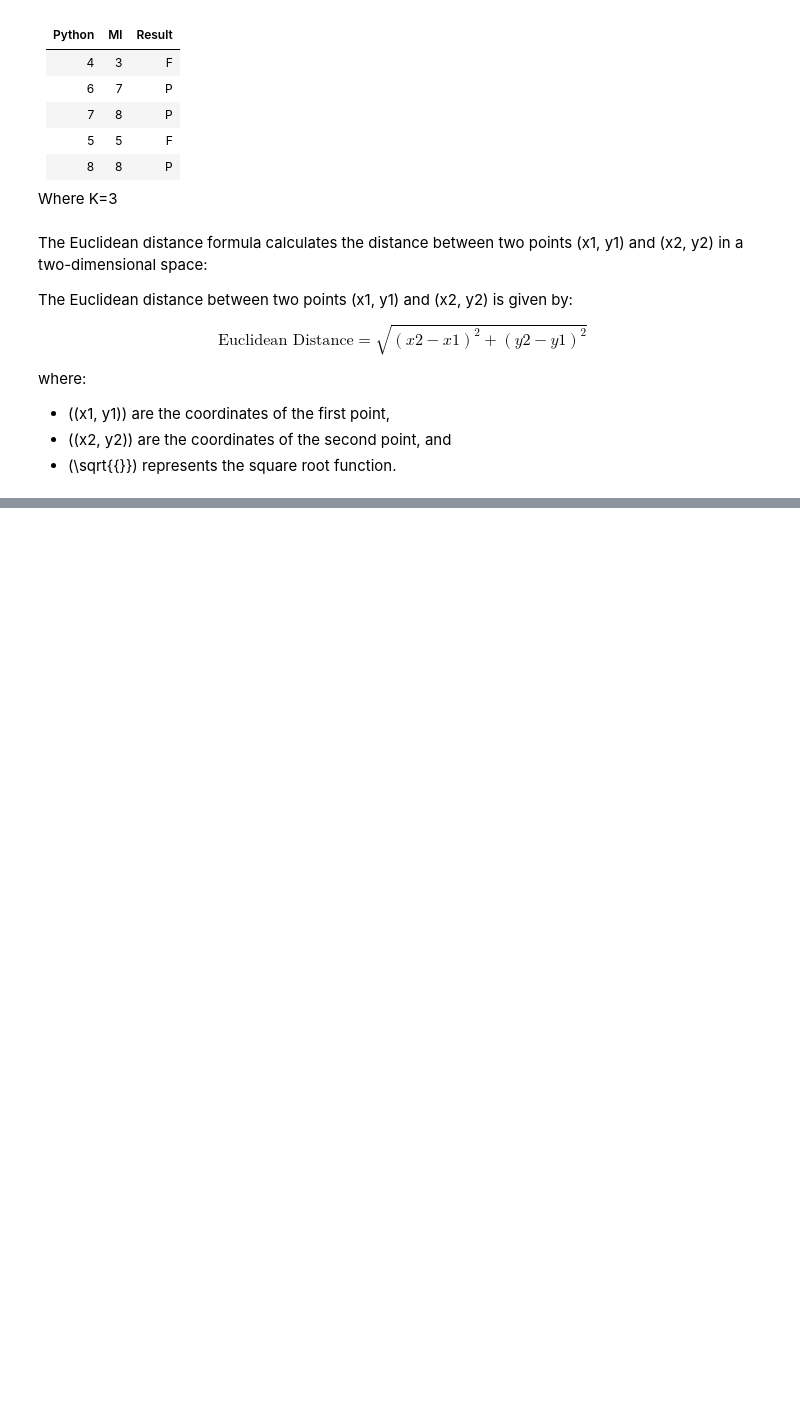
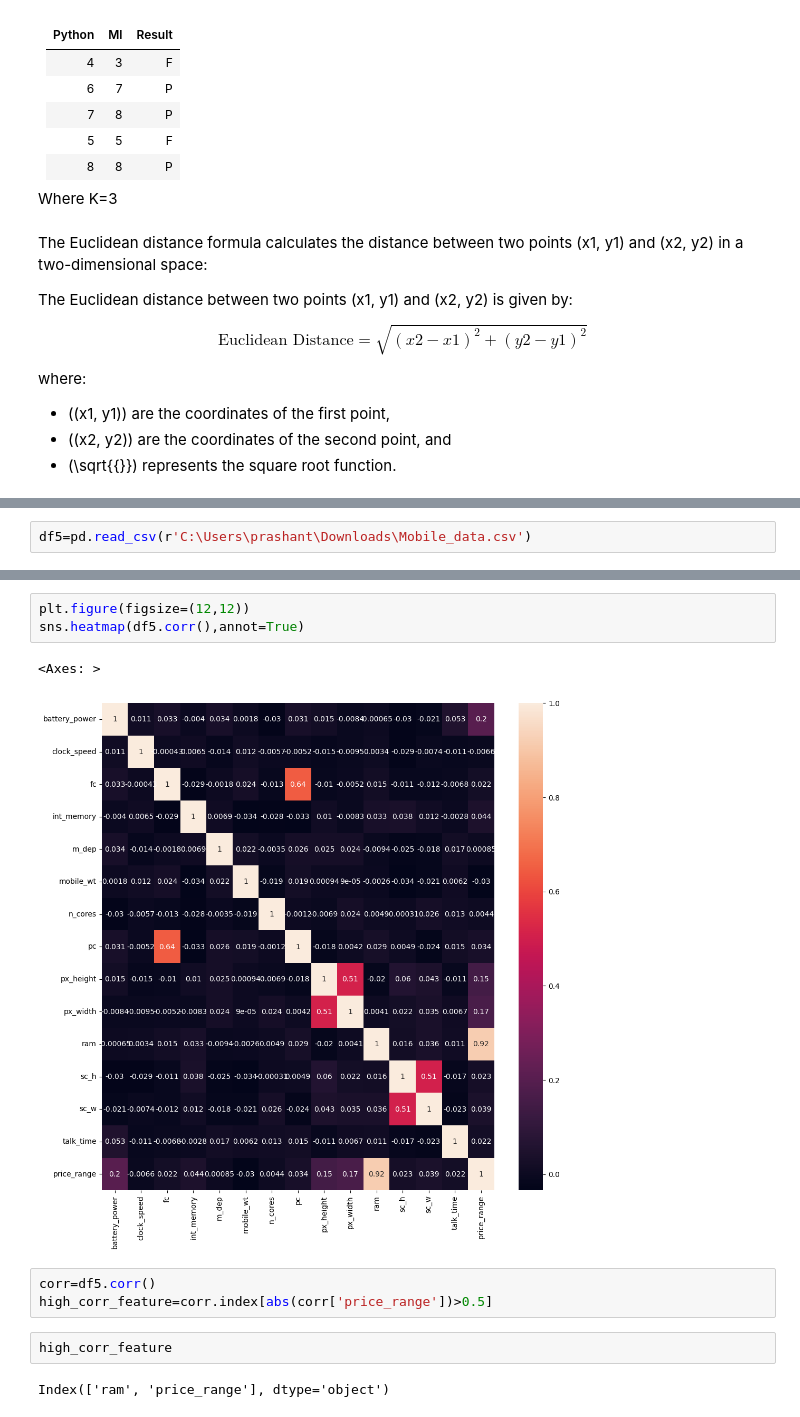
Before and after one commit to Dhanesh20/Python, a Jupyter notebook: maam lecture.ipynb, the cells around one changed output, grey strips where cells are left out. Cells and saved outputs as stored; diff of their text form; blank space fills up the shorter version.

```diff
--- a/maam lecture.ipynb
+++ b/maam lecture.ipynb
@@ -1000,0 +1130,2 @@ where:
+# %%
+df5=pd.read_csv(r'C:\Users\prashant\Downloads\Mobile_data.csv')
@@ -1000,0 +1180,13 @@ where:
+# %%
+plt.figure(figsize=(12,12))
+sns.heatmap(df5.corr(),annot=True)
+# %% [output]
+<Axes: >
+[figure, added]
+# %%
+corr=df5.corr()
+high_corr_feature=corr.index[abs(corr['price_range'])>0.5]
+# %%
+high_corr_feature
+# %% [output]
+Index(['ram', 'price_range'], dtype='object')
```
Also changed, not shown: parts of 86 cells of this notebook, 3 other files.
